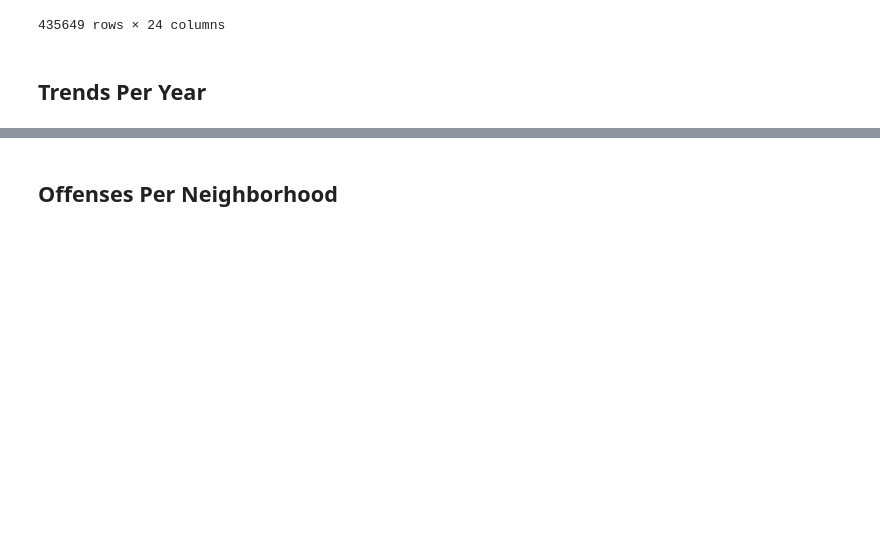
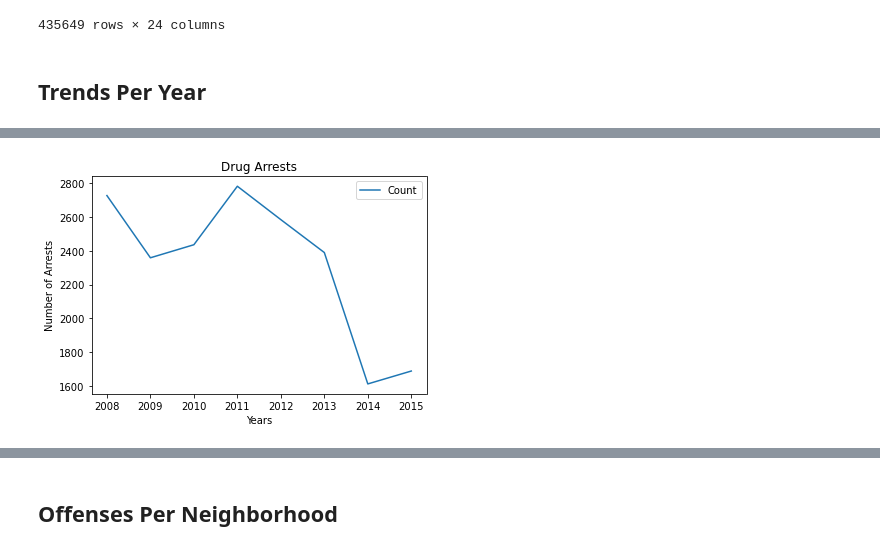
Before and after one commit to colepierie/Crime_Analysis, a Jupyter notebook: CrimeAnalysis.ipynb, the cells around one changed output, grey strips where cells are left out. Drawn from its saved outputs; the diff is of its cells as text; code cells hidden in the pictures; blank space fills up the shorter version.

```diff
--- a/CrimeAnalysis.ipynb
+++ b/CrimeAnalysis.ipynb
@@ -134,3 +138,7 @@ crime_df
 435649 rows × 24 columns
 # %% [markdown]
 ## Trends Per Year
+# %%
+#grouping by type of crime and year
+yoc_df = crime_df.groupby(['UCRCrime', 'Year']).count()
+yoc_df
@@ -136,0 +160,4 @@ crime_df
+# %%
+# Seperate Drug Abuse Violations
+drug_crime = yoc_df.loc["Drug Abuse Violations"].reset_index()
+drug_crime
@@ -136,0 +175,15 @@ crime_df
+# %%
+# Make a line chart to see the amount of arrests per year
+drug_crime.plot.line(x="Year", y="Count")
+
+plt.title("Drug Arrests")
+plt.xlabel("Years")
+plt.ylabel("Number of Arrests")
+
+# Save the graph
+plt.savefig('Output/DrugArrests_Yr.png')
+
+# Show the graph
+plt.show()
+# %% [output]
+[figure, added]
```
Also changed, not shown: parts of 34 cells of this notebook, 8 other files.
